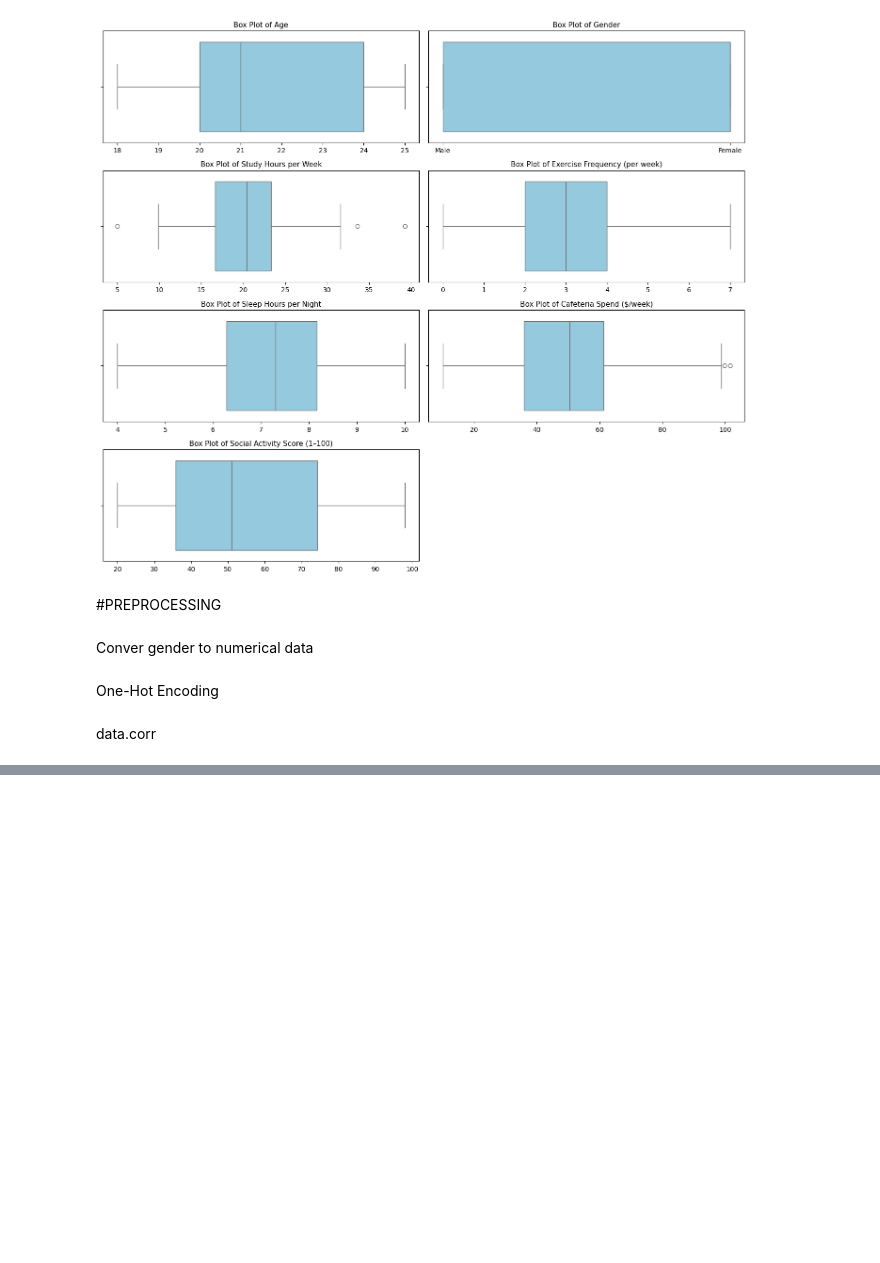
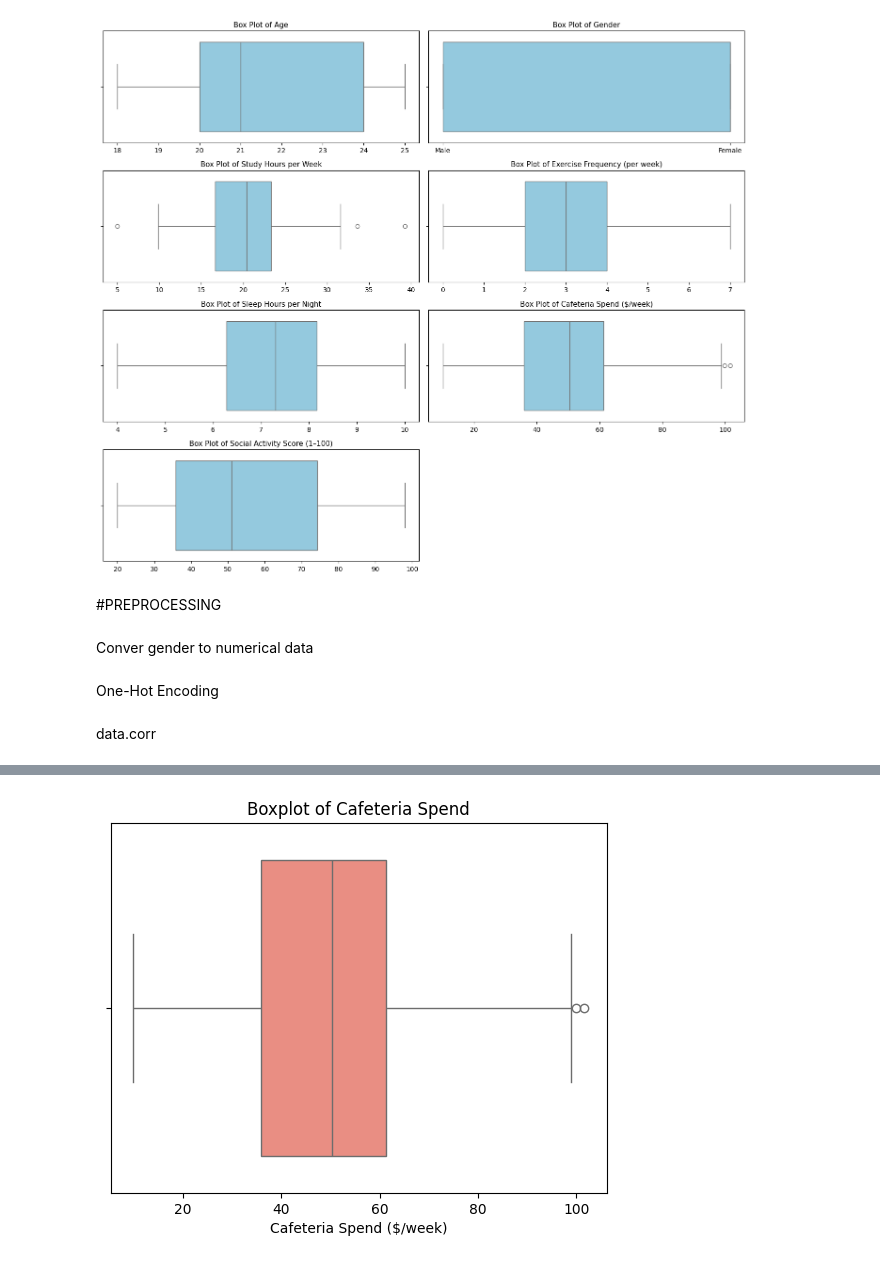
Before and after one commit to Mainabryan/Student-life-segmentation, a Jupyter notebook: Student_life_segmentation.ipynb, the cells around one changed output, grey strips where cells are left out. Saved outputs shown, nothing was run; the diff lists cells and outputs as text; code cells hidden in the pictures; blank space fills up the shorter version.

```diff
--- a/Student_life_segmentation.ipynb
+++ b/Student_life_segmentation.ipynb
@@ -185,0 +249,6 @@ data.corr()
+# %%
+sns.boxplot(x=data["Cafeteria Spend ($/week)"], color="salmon")
+plt.title("Boxplot of Cafeteria Spend")
+plt.show()
+# %% [output]
+[figure, added]
```
Also changed, not shown: parts of 9 cells of this notebook.
